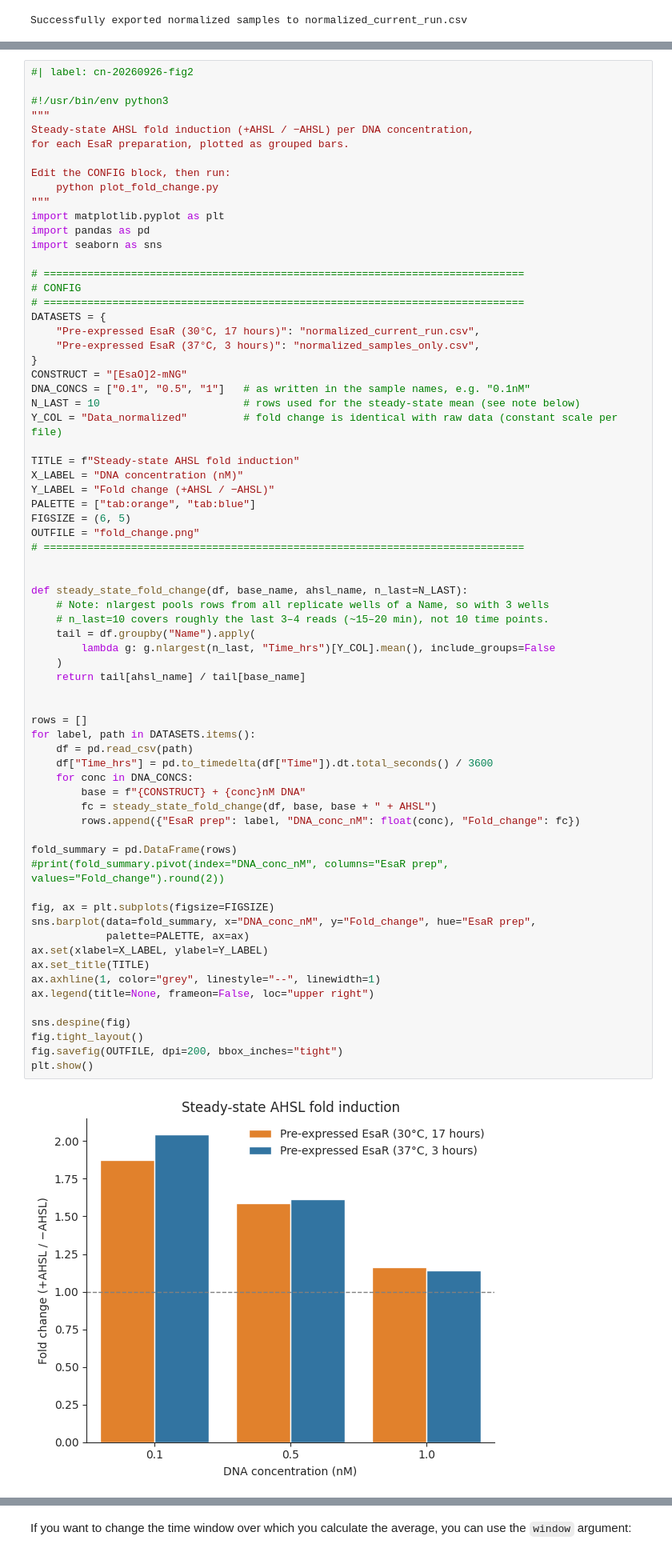
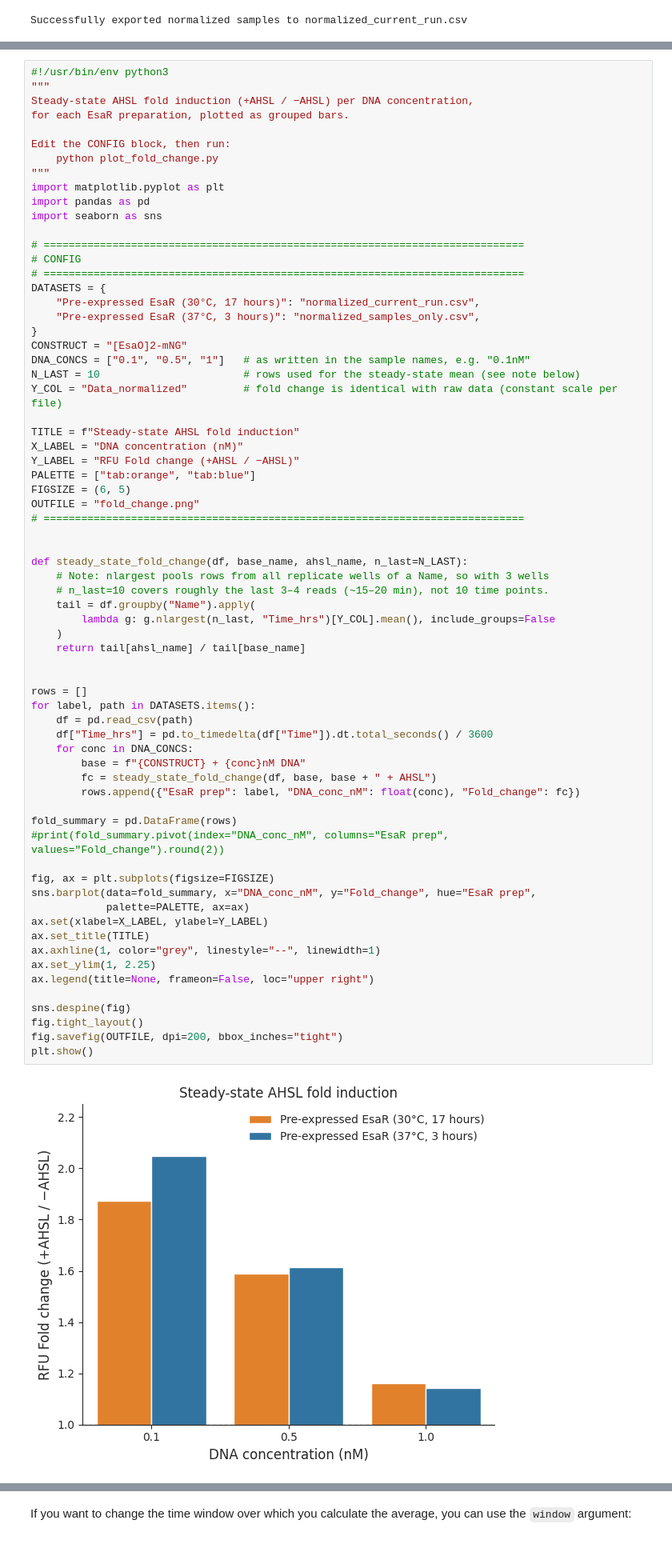
Before and after one commit to nucleus-eng/devstudio-board, a Jupyter notebook: devnotes/devnote-cn-20260924-20261001/experiments/20260926-dna-titration-esar-spent/platereader.ipynb, the cells around one changed output, grey strips where cells are left out. Shown at 80% size. Saved outputs shown, nothing was run; the diff lists cells and outputs as text.

```diff
--- a/devnotes/devnote-cn-20260924-20261001/experiments/20260926-dna-titration-esar-spent/platereader.ipynb
+++ b/devnotes/devnote-cn-20260924-20261001/experiments/20260926-dna-titration-esar-spent/platereader.ipynb
@@ -452,6 +1029,4 @@ if __name__ == "__main__":
 # %%
-#| label: cn-20260926-fig2
-
 #!/usr/bin/env python3
 """
 Steady-state AHSL fold induction (+AHSL / −AHSL) per DNA concentration,
@@ -478,7 +1053,7 @@ Y_COL = "Data_normalized"         # fold change is identical with raw data (cons
 
 TITLE = f"Steady-state AHSL fold induction"
 X_LABEL = "DNA concentration (nM)"
-Y_LABEL = "Fold change (+AHSL / −AHSL)"
+Y_LABEL = "RFU Fold change (+AHSL / −AHSL)"
 PALETTE = ["tab:orange", "tab:blue"]
 FIGSIZE = (6, 5)
 OUTFILE = "fold_change.png"
@@ -492,31 +1067,32 @@ def steady_state_fold_change(df, base_name, ahsl_name, n_last=N_LAST):
         lambda g: g.nlargest(n_last, "Time_hrs")[Y_COL].mean(), include_groups=False
     )
     return tail[ahsl_name] / tail[base_name]
 
 
 rows = []
 for label, path in DATASETS.items():
     df = pd.read_csv(path)
     df["Time_hrs"] = pd.to_timedelta(df["Time"]).dt.total_seconds() / 3600
     for conc in DNA_CONCS:
         base = f"{CONSTRUCT} + {conc}nM DNA"
         fc = steady_state_fold_change(df, base, base + " + AHSL")
         rows.append({"EsaR prep": label, "DNA_conc_nM": float(conc), "Fold_change": fc})
 
 fold_summary = pd.DataFrame(rows)
 #print(fold_summary.pivot(index="DNA_conc_nM", columns="EsaR prep", values="Fold_change").round(2))
 
 fig, ax = plt.subplots(figsize=FIGSIZE)
 sns.barplot(data=fold_summary, x="DNA_conc_nM", y="Fold_change", hue="EsaR prep",
             palette=PALETTE, ax=ax)
 ax.set(xlabel=X_LABEL, ylabel=Y_LABEL)
 ax.set_title(TITLE)
 ax.axhline(1, color="grey", linestyle="--", linewidth=1)
+ax.set_ylim(1, 2.25)
 ax.legend(title=None, frameon=False, loc="upper right")
 
 sns.despine(fig)
 fig.tight_layout()
 fig.savefig(OUTFILE, dpi=200, bbox_inches="tight")
 plt.show()
 # %% [output]
-[figure, old version]
+[figure, new version]
```
Also changed, not shown: parts of 8 cells of this notebook, 8 other files.
